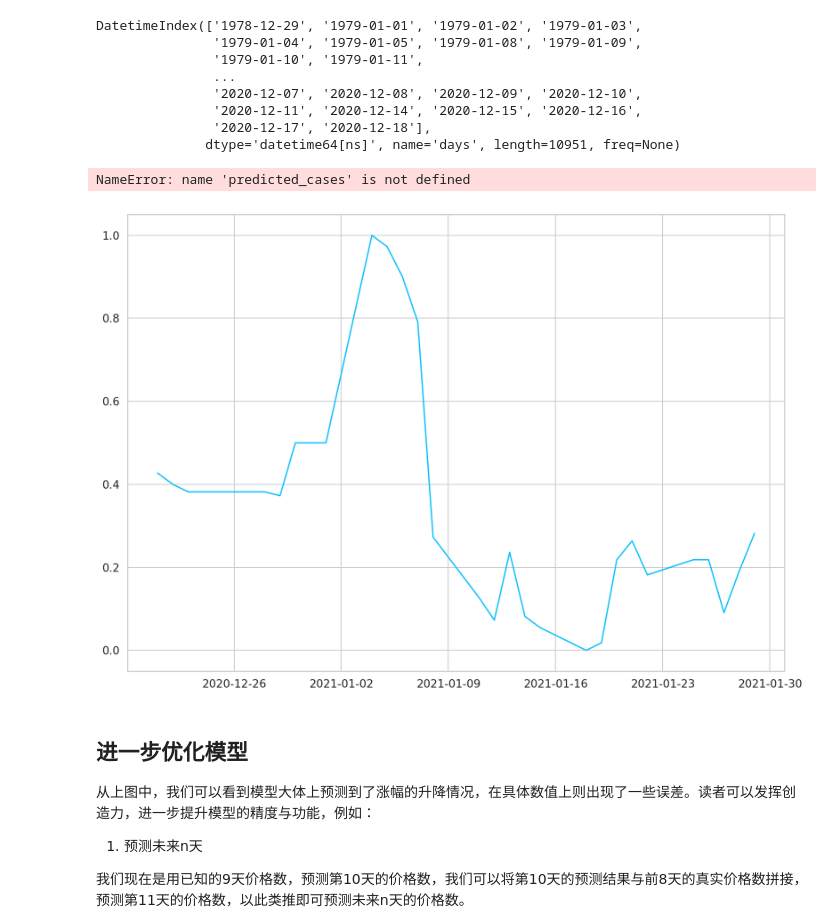
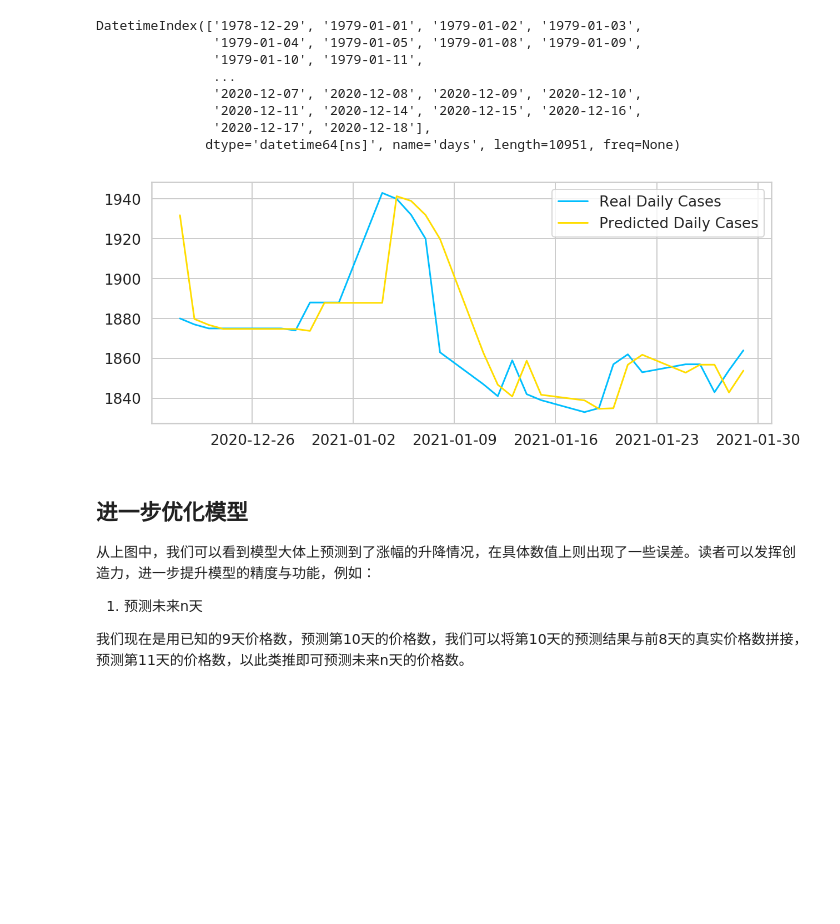
Before and after one commit to guojiahuiEmily/predictgoldprice, a Jupyter notebook: predictgold.ipynb, the cells around one changed output. Drawn from its saved outputs; the diff is of its cells as text; code cells hidden in the pictures; blank space fills up the shorter version.

```diff
--- a/predictgold.ipynb
+++ b/predictgold.ipynb
@@ -120,8 +123,10 @@ plt.title("daily");
 # %%
 TEST_DATA_SIZE = 30
 
-train_data = daily_cases[:-TEST_DATA_SIZE]
-test_data = daily_cases[-TEST_DATA_SIZE:]
+train_data = daily_cases[:-TEST_DATA_SIZE].astype('float32')
+test_data = daily_cases[-TEST_DATA_SIZE:].astype('float32')
+
+# train_data = train_data.astype('float32')
 
 print("The number of the samples in train set is : %i"%train_data.shape[0])
 # %% [output]
@@ -332,26 +352,26 @@ DatetimeIndex(['1978-12-29', '1979-01-01', '1979-01-02', '1979-01-03',
 # %%
 # plt.plot(
 #   daily_cases.index[:len(train_data)],
 #   scaler.inverse_transform(train_data).flatten(),
 #   label='Historical Daily Cases'
 # )
+plt.figure(figsize=(10,4))
 
 plt.plot(
   daily_cases.index[len(train_data):len(train_data) + len(true_cases)],
   true_cases,
   label='Real Daily Cases'
 )
 
 plt.plot(
   daily_cases.index[len(train_data):len(train_data) + len(true_cases)],
   predicted_cases,
   label='Predicted Daily Cases'
 )
 
 plt.legend();
 # %% [output]
-NameError: name 'predicted_cases' is not defined
-[figure, old version]
+[figure, new version]
 # %% [markdown]
 ## 进一步优化模型
 
```
Also changed, not shown: parts of 7 cells of this notebook.
